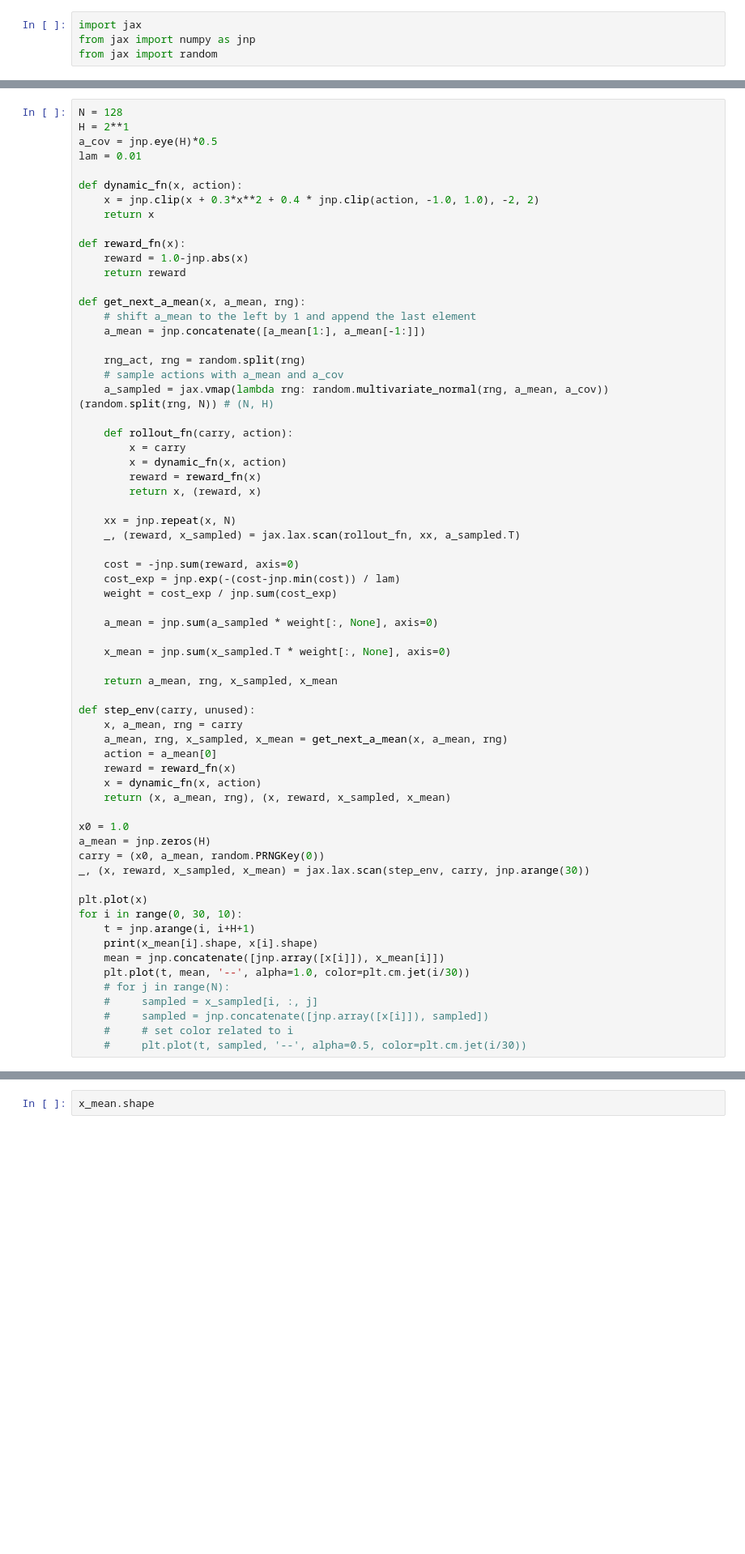
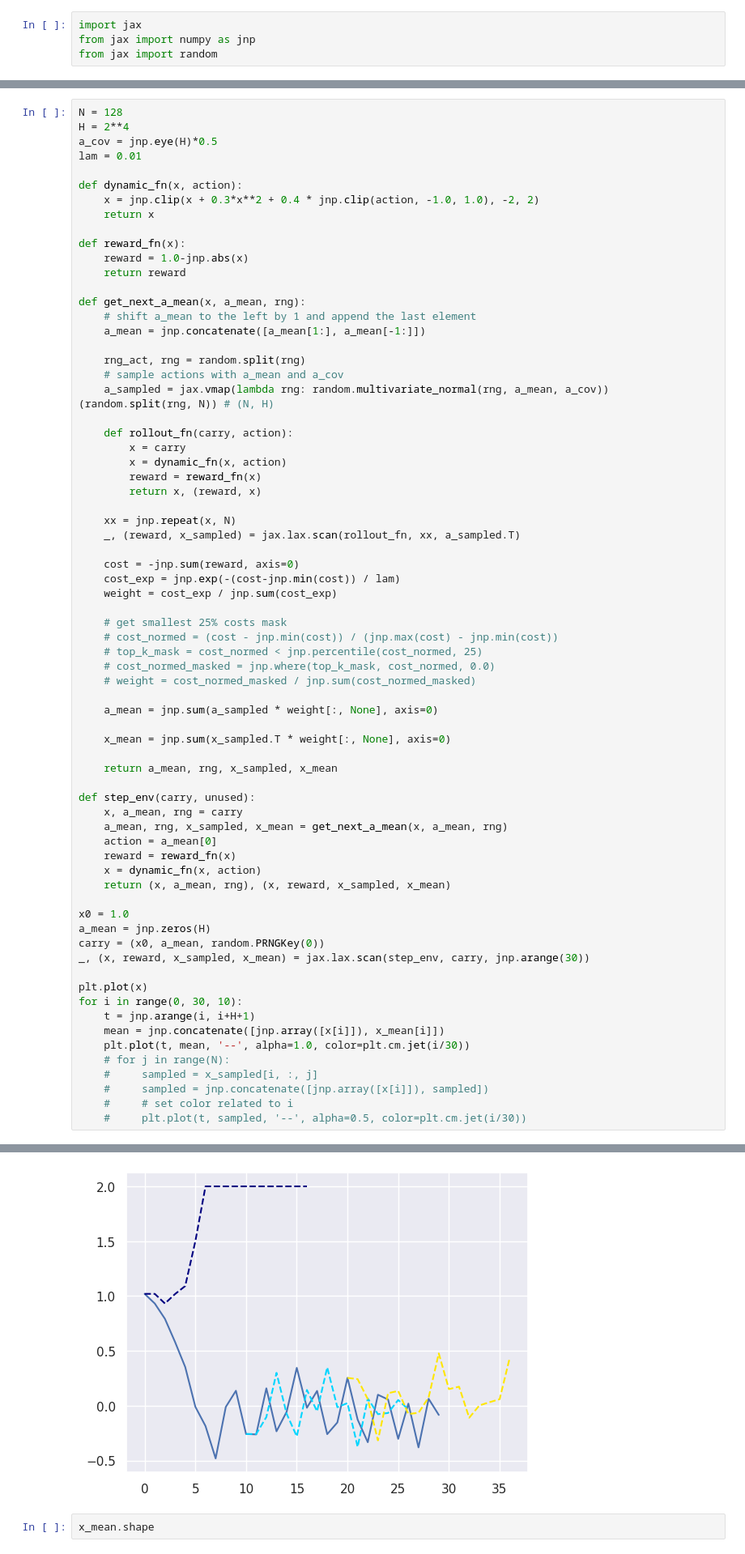
Before and after one commit to LeCAR-Lab/CoVO-MPC, a Jupyter notebook: quadjax/devel/mppi_horizon.ipynb, the cells around one changed output, grey strips where cells are left out. Shown at 81% size. Saved outputs shown, nothing was run; the diff lists cells and outputs as text; blank space fills up the shorter version.

```diff
--- a/quadjax/devel/mppi_horizon.ipynb
+++ b/quadjax/devel/mppi_horizon.ipynb
@@ -87,6 +102,6 @@ plt.ylabel('average reward')
 # %%
 N = 128
-H = 2**1
+H = 2**4
 a_cov = jnp.eye(H)*0.5
 lam = 0.01
 
@@ -119,6 +134,12 @@ def get_next_a_mean(x, a_mean, rng):
     cost_exp = jnp.exp(-(cost-jnp.min(cost)) / lam)
     weight = cost_exp / jnp.sum(cost_exp)
 
+    # get smallest 25% costs mask
+    # cost_normed = (cost - jnp.min(cost)) / (jnp.max(cost) - jnp.min(cost))
+    # top_k_mask = cost_normed < jnp.percentile(cost_normed, 25)
+    # cost_normed_masked = jnp.where(top_k_mask, cost_normed, 0.0)
+    # weight = cost_normed_masked / jnp.sum(cost_normed_masked)
+
     a_mean = jnp.sum(a_sampled * weight[:, None], axis=0)
 
     x_mean = jnp.sum(x_sampled.T * weight[:, None], axis=0)
@@ -141,7 +162,6 @@ _, (x, reward, x_sampled, x_mean) = jax.lax.scan(step_env, carry, jnp.arange(30)
 plt.plot(x)
 for i in range(0, 30, 10):
     t = jnp.arange(i, i+H+1)
-    print(x_mean[i].shape, x[i].shape)
     mean = jnp.concatenate([jnp.array([x[i]]), x_mean[i]])
     plt.plot(t, mean, '--', alpha=1.0, color=plt.cm.jet(i/30))
     # for j in range(N):
@@ -149,3 +169,4 @@ for i in range(0, 30, 10):
     #     sampled = jnp.concatenate([jnp.array([x[i]]), sampled])
     #     # set color related to i
     #     plt.plot(t, sampled, '--', alpha=0.5, color=plt.cm.jet(i/30))
+# %% [output]
@@ -152,2 +178,3 @@ for i in range(0, 30, 10):
+[figure, added]
 # %%
 x_mean.shape
```
Also changed, not shown: parts of 5 cells of this notebook, 1 other file.
